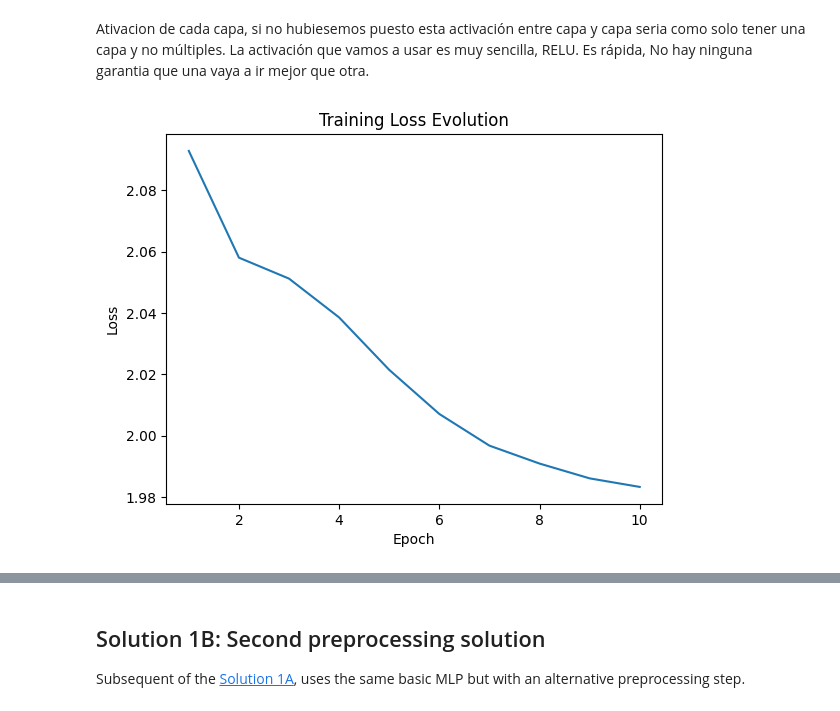
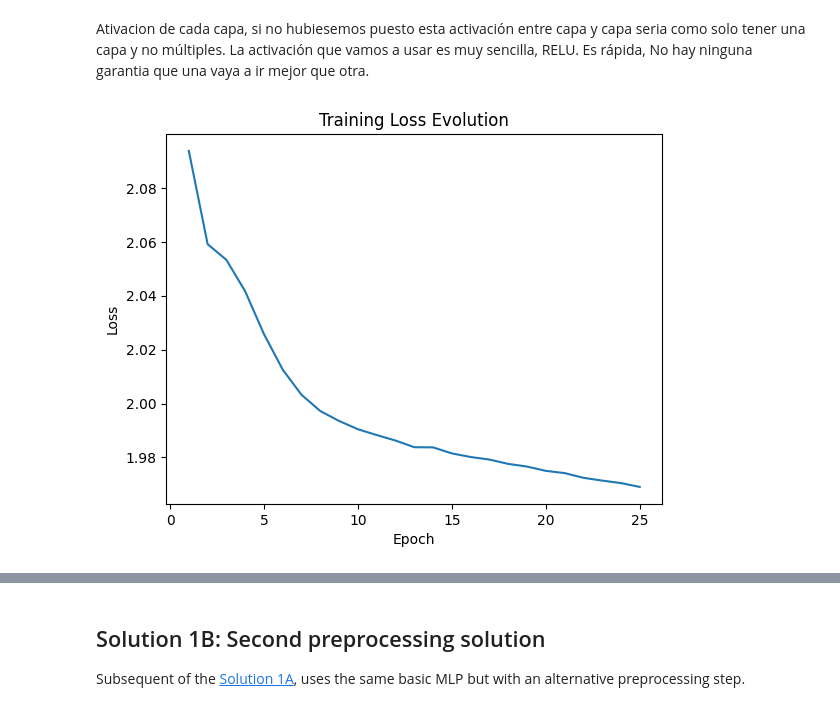
Before and after one commit to angeruiizz/Redes-Neuronales, a Jupyter notebook: P3_Angelina_RuizJimenez.ipynb, the cells around one changed output, grey strips where cells are left out. Cells and saved outputs as stored; diff of their text form; code cells hidden in the pictures.

```diff
--- a/P3_Angelina_RuizJimenez.ipynb
+++ b/P3_Angelina_RuizJimenez.ipynb
@@ -598,8 +606,8 @@ Es rápida,
 No hay ninguna garantia que una vaya a ir mejor que otra.
 # %%
 %%time
-losses = train(model, train_dataset, num_epochs=10, lr = 0.001)
+losses = train(model, train_dataset, num_epochs=25, lr = 0.001)
 #función train se encarga de entrenar el modelo, el número de epocas es 5 (veces que el modelo hace un entranamiento
 #completo) y lr es la tasa de aprendizaje, osea la velocidad con la que se hace el entrenamiento
 # %% [output]
-[figure, old version]
+[figure, new version]
```
Also changed, not shown: parts of 31 cells of this notebook.
